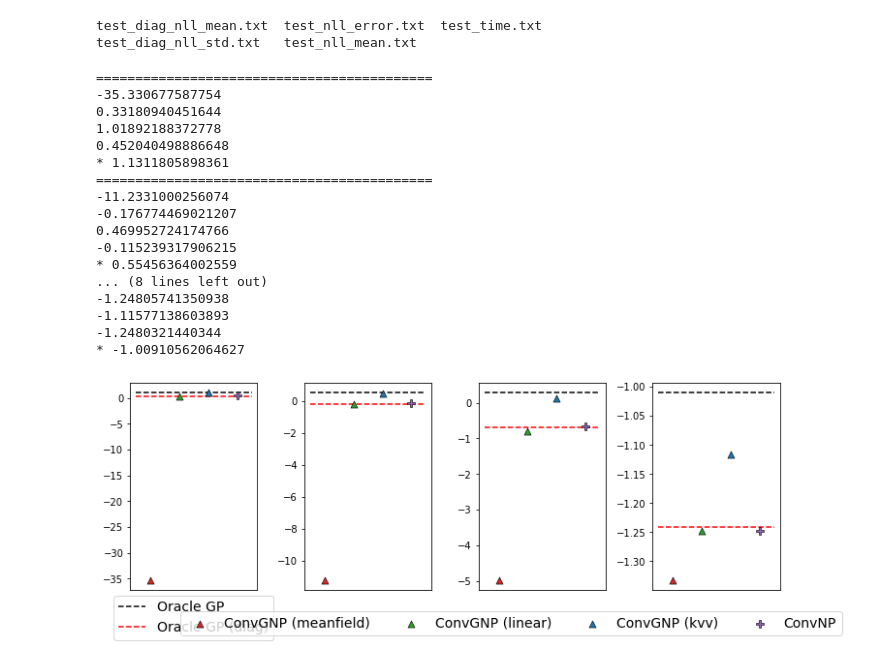
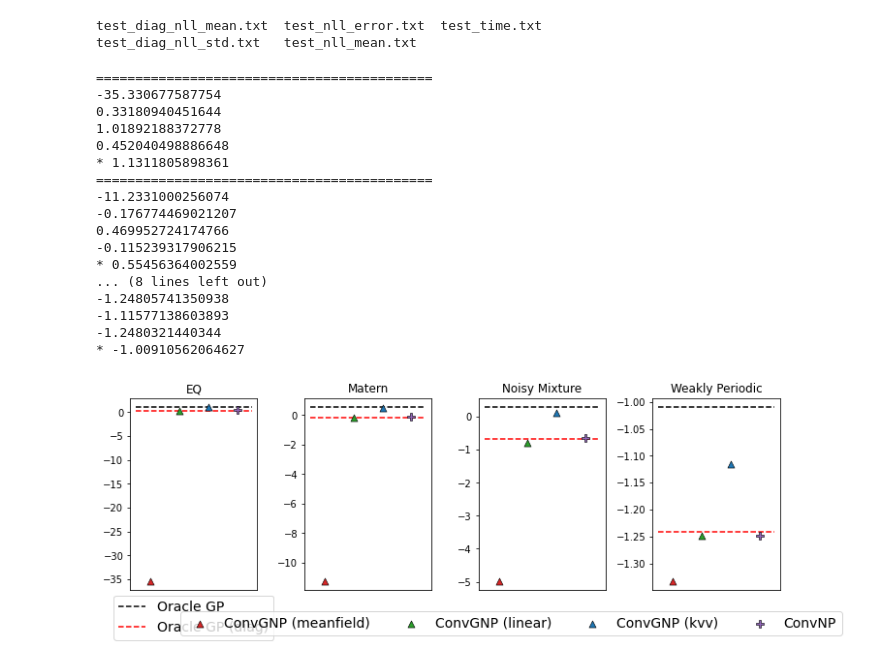
Before and after one commit to requeima/kernelcnp, a Jupyter notebook: notebooks/2d-synthetic-results.ipynb, the cells around one changed output. Cells and saved outputs as stored; diff of their text form; code cells hidden in the pictures.

```diff
--- a/notebooks/2d-synthetic-results.ipynb
+++ b/notebooks/2d-synthetic-results.ipynb
@@ -101,37 +111,38 @@ for i, dataset in enumerate(datasets):
     loglik, loglik_diag = get_oracle_log_likelihood(root=root,
                                                     dataset=dataset)
 
+    plt.title(f'{data_types[i]}')
     plt.plot([-0.5, 3.5], [loglik, loglik], '--', color='black', zorder=1, label='Oracle GP')
     plt.plot([-0.5, 3.5], [loglik_diag, loglik_diag], '--', color='red', zorder=1, label='Oracle GP (diag)')
     plt.xticks([])
 
     print("*", loglik)
 
     handles, labels = plt.gca().get_legend_handles_labels()
 
 # fig.legend(handles[:2], labels[:2])
 fig.legend(handles[:2], labels[:2], loc='lower left', ncol=1, fontsize=14, bbox_to_anchor=(0.02, 0.015, 0.10, 0.10))
 fig.legend(handles[2:], labels[2:], loc='center', ncol=4, fontsize=14, bbox_to_anchor=(0.4, 0.0, 0.4, 0.2))
 
 plt.tight_layout()
 fig.subplots_adjust(bottom=0.22)
 plt.show()
 # %% [output]
 ===========================================
 -35.330677587754
 0.33180940451644
 1.01892188372778
 0.452040498886648
 * 1.1311805898361
 ===========================================
 -11.2331000256074
 -0.176774469021207
 0.469952724174766
 -0.115239317906215
 * 0.55456364002559
 ... (8 lines left out)
 -1.24805741350938
 -1.11577138603893
 -1.2480321440344
 * -1.00910562064627
-[figure, old version]
+[figure, new version]
```
Also changed, not shown: parts of 2 cells of this notebook, 2 other files.
